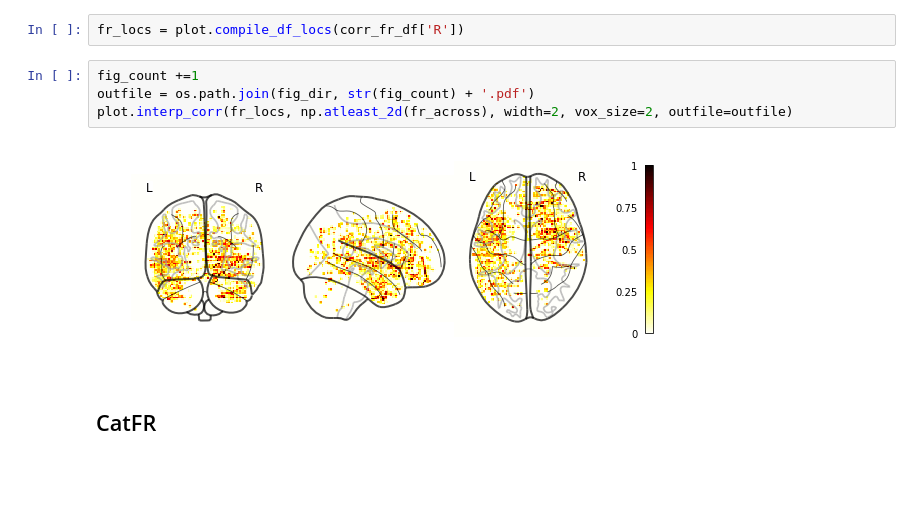
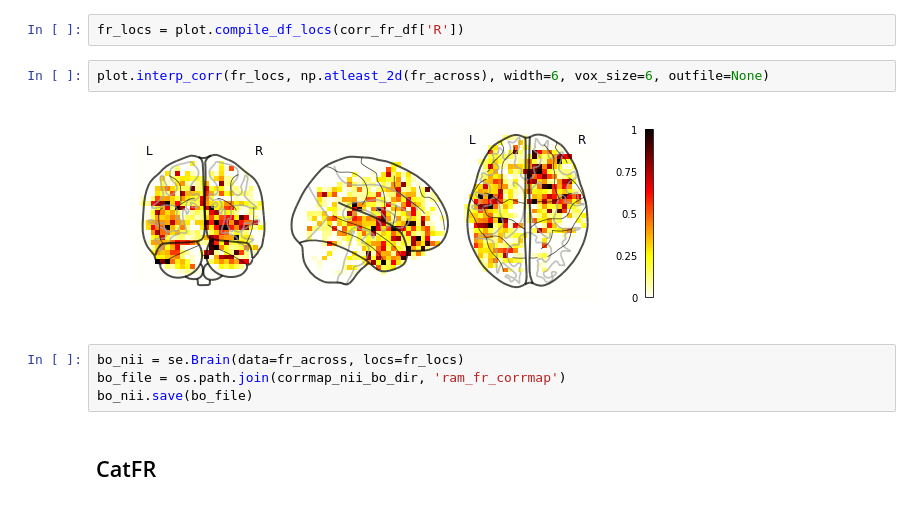
Before and after one commit to ContextLab/supereeg_paper, a Jupyter notebook: code/notebooks/corrmap.ipynb, the cells around one changed output. Cells and saved outputs as stored; diff of their text form; blank space fills up the shorter version.

```diff
--- a/code/notebooks/corrmap.ipynb
+++ b/code/notebooks/corrmap.ipynb
@@ -210,11 +302,13 @@ Ttest_relResult(statistic=6.2352486121116755, pvalue=2.315676140498605e-06)
 # %%
 fr_locs = plot.compile_df_locs(corr_fr_df['R'])
 # %%
-fig_count +=1
-outfile = os.path.join(fig_dir, str(fig_count) + '.pdf')
-plot.interp_corr(fr_locs, np.atleast_2d(fr_across), width=2, vox_size=2, outfile=outfile)
+plot.interp_corr(fr_locs, np.atleast_2d(fr_across), width=6, vox_size=6, outfile=None)
 # %% [output]
-[figure, old version]
+[figure, new version]
+# %%
+bo_nii = se.Brain(data=fr_across, locs=fr_locs)
+bo_file = os.path.join(corrmap_nii_bo_dir, 'ram_fr_corrmap')
+bo_nii.save(bo_file)
 # %% [markdown]
 ## CatFR
 # %%
```
Also changed, not shown: parts of 48 cells of this notebook, 27 other files.
